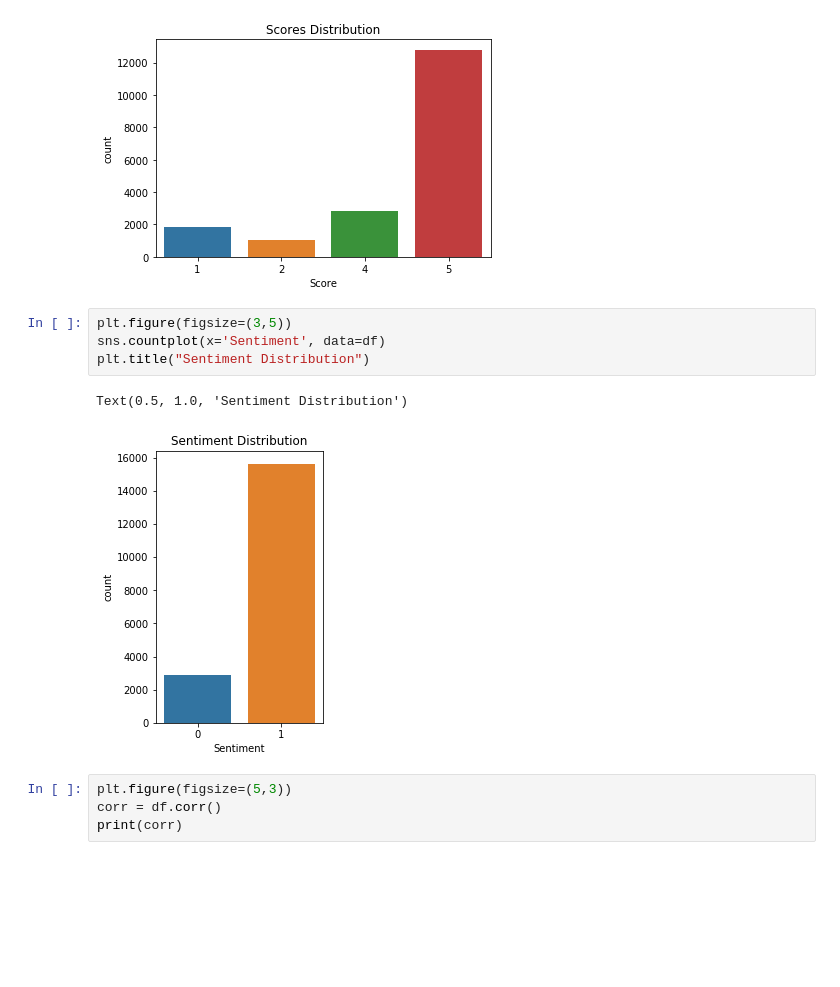
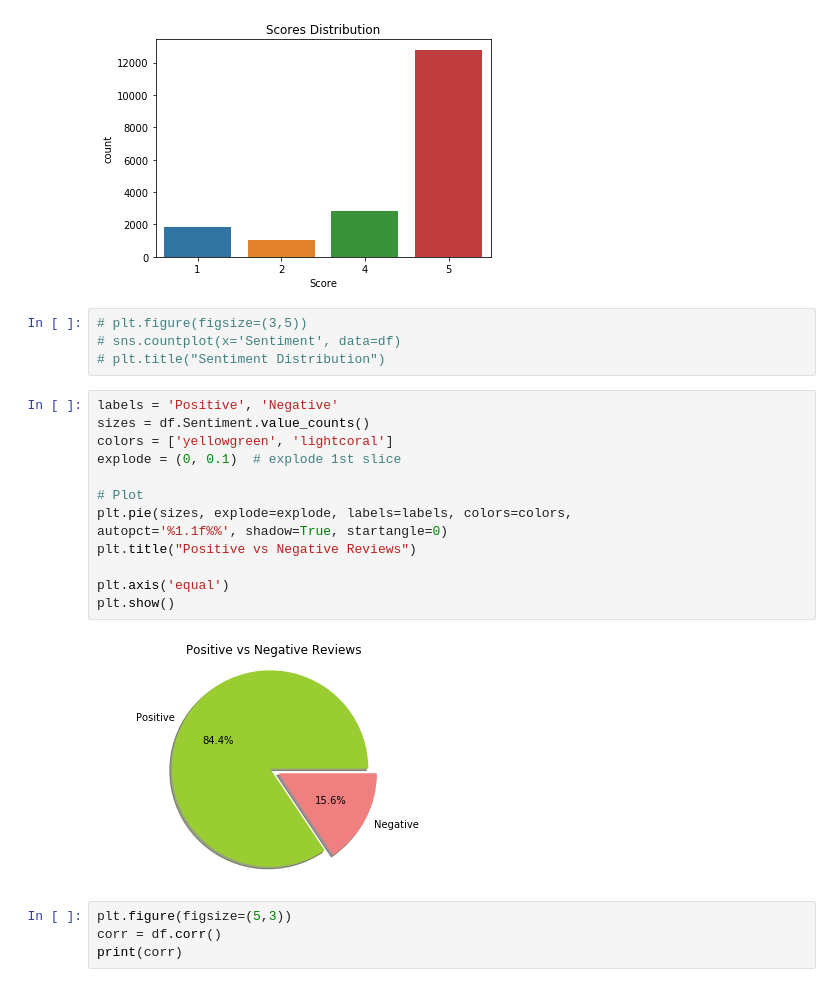
Before and after one commit to alexprabu/hackathon---submission_inceptez, a Jupyter notebook: SentimentAnalysis/Sentiment_Analysis.ipynb, the cells around one changed output. Cells and saved outputs as stored; diff of their text form; blank space fills up the shorter version.

Commit message:
Pie chart added

```diff
--- a/SentimentAnalysis/Sentiment_Analysis.ipynb
+++ b/SentimentAnalysis/Sentiment_Analysis.ipynb
@@ -118,12 +118,24 @@ plt.title("Scores Distribution")
 Text(0.5, 1.0, 'Scores Distribution')
 [figure]
 # %%
-plt.figure(figsize=(3,5))
-sns.countplot(x='Sentiment', data=df)
-plt.title("Sentiment Distribution")
+# plt.figure(figsize=(3,5))
+# sns.countplot(x='Sentiment', data=df)
+# plt.title("Sentiment Distribution")
-# %% [output]
-Text(0.5, 1.0, 'Sentiment Distribution')
-[figure, removed]
+# %%
+labels = 'Positive', 'Negative'
+sizes = df.Sentiment.value_counts()
+colors = ['yellowgreen', 'lightcoral']
+explode = (0, 0.1)  # explode 1st slice
+
+# Plot
+plt.pie(sizes, explode=explode, labels=labels, colors=colors,
+autopct='%1.1f%%', shadow=True, startangle=0)
+plt.title("Positive vs Negative Reviews")
+
+plt.axis('equal')
+plt.show()
+# %% [output]
+[figure, added]
 # %%
 plt.figure(figsize=(5,3))
 corr = df.corr()
```
